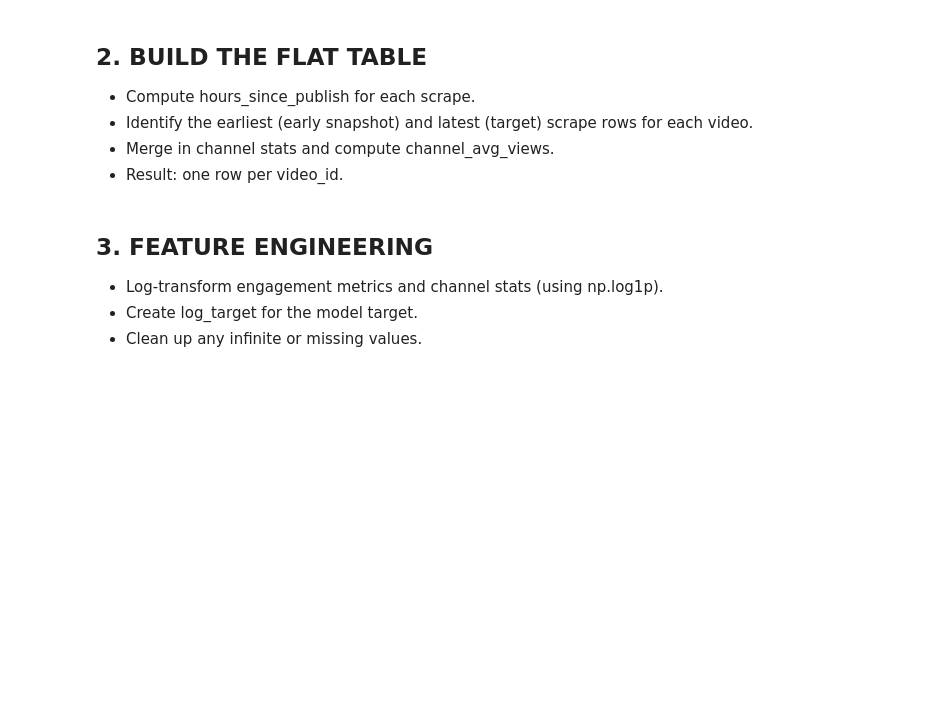
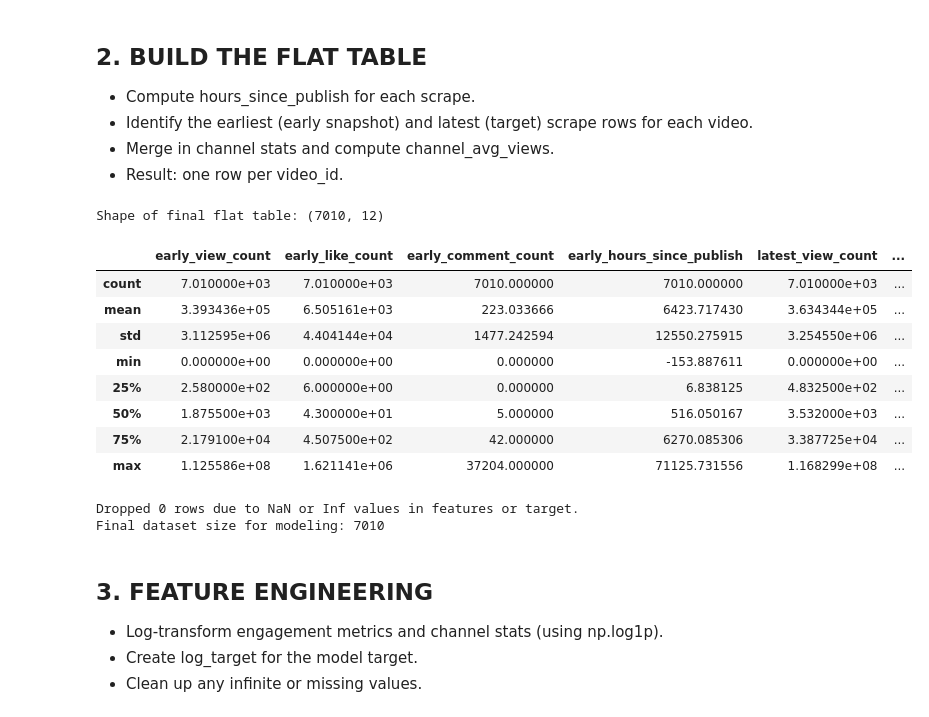
Before and after one commit to Manuja-Ranathunga/TrendCast, a Jupyter notebook: models/baseline_model.ipynb, the cells around one changed output. Drawn from its saved outputs; the diff is of its cells as text; code cells hidden in the pictures; blank space fills up the shorter version.

Commit message:
feat: fixed errors in viewership forecasting model notebook on data preprocessing and feature engineering steps

```diff
--- a/models/baseline_model.ipynb
+++ b/models/baseline_model.ipynb
@@ -28,9 +28,9 @@ warnings.filterwarnings('ignore')
 - Handle missing values resulting from conversion.
 # %%
 # Load CSVs
-channel_stats = pd.read_csv('channel_stats.csv')
-videos_rows = pd.read_csv('videos_rows.csv')
-view_timeseries = pd.read_csv('view_timeseries.csv')
+channel_stats = pd.read_csv('/content/drive/Othercomputers/My Laptop/models/channel_stats_rows.csv')
+videos_rows = pd.read_csv('/content/drive/Othercomputers/My Laptop/models/videos_rows.csv')
+view_timeseries = pd.read_csv('/content/drive/Othercomputers/My Laptop/models/view_timeseries.csv')
 
 # Convert metrics to numeric
 for col in ['view_count', 'like_count', 'comment_count']:
@@ -78,6 +96,9 @@ print(f"\nRemaining rows in view_timeseries after dropping null view_count: {len
 - Merge in channel stats and compute channel_avg_views.
 - Result: one row per video_id.
 # %%
+import pandas as pd
+import numpy as np
+
 # Merge view_timeseries with videos_rows to get published_at
 vt_merged = view_timeseries.merge(videos_rows[['video_id', 'channel_id', 'published_at']], on='video_id', how='left')
 
@@ -93,34 +114,79 @@ vt_sorted = vt_merged.sort_values(['video_id', 'hours_since_publish'])
 early_snapshot = vt_sorted.groupby('video_id').first().reset_index()
 latest_snapshot = vt_sorted.groupby('video_id').last().reset_index()
 
 # Rename columns for early and latest snapshots
 early_snapshot = early_snapshot[['video_id', 'channel_id', 'view_count', 'like_count', 'comment_count', 'hours_since_publish']]
 early_snapshot.columns = ['video_id', 'channel_id', 'early_view_count', 'early_like_count', 'early_comment_count', 'early_hours_since_publish']
 
 latest_snapshot = latest_snapshot[['video_id', 'view_count', 'hours_since_publish']]
 latest_snapshot.columns = ['video_id', 'latest_view_count', 'latest_hours_since_publish']
 
 # Merge early and latest back together
 flat_table = pd.merge(early_snapshot, latest_snapshot, on='video_id')
 
 # Drop videos where early and latest snapshot are the same row
 flat_table = flat_table[flat_table['early_hours_since_publish'] < flat_table['latest_hours_since_publish']]
 
 # Merge in channel_stats
 flat_table = flat_table.merge(channel_stats[['channel_id', 'total_views', 'subscriber_count', 'video_count']], on='channel_id', how='left')
 
 # Compute channel_avg_views
+# Handle division by zero for channel_avg_views by setting it to 0 instead of NaN
 flat_table['channel_avg_views'] = flat_table['total_views'] / flat_table['video_count']
-flat_table.loc[flat_table['video_count'] == 0, 'channel_avg_views'] = np.nan
+flat_table.loc[flat_table['video_count'] == 0, 'channel_avg_views'] = 0
 
 # Keep required columns
 final_columns = ['video_id', 'channel_id', 'early_view_count', 'early_like_count', 'early_comment_count',
                  'early_hours_since_publish', 'latest_view_count', 'latest_hours_since_publish',
                  'subscriber_count', 'total_views', 'video_count', 'channel_avg_views']
 flat_table = flat_table[final_columns]
 
 print(f"Shape of final flat table: {flat_table.shape}")
 display(flat_table.describe())
+# %% [output]
+Shape of final flat table: (7010, 12)
+|  | early_view_count | early_like_count | early_comment_count | early_hours_since_publish | latest_view_count | ... |
+| count | 7.010000e+03 | 7.010000e+03 | 7010.000000 | 7010.000000 | 7.010000e+03 | ... |
+| mean | 3.393436e+05 | 6.505161e+03 | 223.033666 | 6423.717430 | 3.634344e+05 | ... |
+| std | 3.112595e+06 | 4.404144e+04 | 1477.242594 | 12550.275915 | 3.254550e+06 | ... |
+| min | 0.000000e+00 | 0.000000e+00 | 0.000000 | -153.887611 | 0.000000e+00 | ... |
+| 25% | 2.580000e+02 | 6.000000e+00 | 0.000000 | 6.838125 | 4.832500e+02 | ... |
+| 50% | 1.875500e+03 | 4.300000e+01 | 5.000000 | 516.050167 | 3.532000e+03 | ... |
+| 75% | 2.179100e+04 | 4.507500e+02 | 42.000000 | 6270.085306 | 3.387725e+04 | ... |
+| max | 1.125586e+08 | 1.621141e+06 | 37204.000000 | 71125.731556 | 1.168299e+08 | ... |
+# %%
+# Log transformations using np.log1p (log(1 + x))
+log_cols = ['early_view_count', 'early_like_count', 'early_comment_count',
+            'subscriber_count', 'total_views', 'channel_avg_views', 'latest_view_count']
+
+for col in log_cols:
+    # Ensure no negative values before log (clip to 0)
+    flat_table[col] = flat_table[col].clip(lower=0)
+    flat_table[f'log_{col}'] = np.log1p(flat_table[col])
+
+# The target is log_latest_view_count
+flat_table['log_target'] = flat_table['log_latest_view_count']
+
+# Final feature list
+features = [
+    'log_early_view_count', 'log_early_like_count', 'log_early_comment_count',
+    'early_hours_since_publish', 'log_subscriber_count', 'log_total_views',
+    'log_channel_avg_views', 'video_count'
+]
+target = 'log_target'
+
+# Check for NaN or inf values in features or target
+model_data = flat_table[features + [target, 'latest_view_count']].copy()
+model_data.replace([np.inf, -np.inf], np.nan, inplace=True)
+initial_len = len(model_data)
+model_data = model_data.dropna()
+dropped_len = initial_len - len(model_data)
+
+print(f"Dropped {dropped_len} rows due to NaN or Inf values in features or target.")
+print(f"Final dataset size for modeling: {len(model_data)}")
+# %% [output]
+Dropped 0 rows due to NaN or Inf values in features or target.
+Final dataset size for modeling: 7010
 # %% [markdown]
 ## 3. FEATURE ENGINEERING
 - Log-transform engagement metrics and channel stats (using np.log1p).
```
Also changed, not shown: parts of 6 cells of this notebook.
